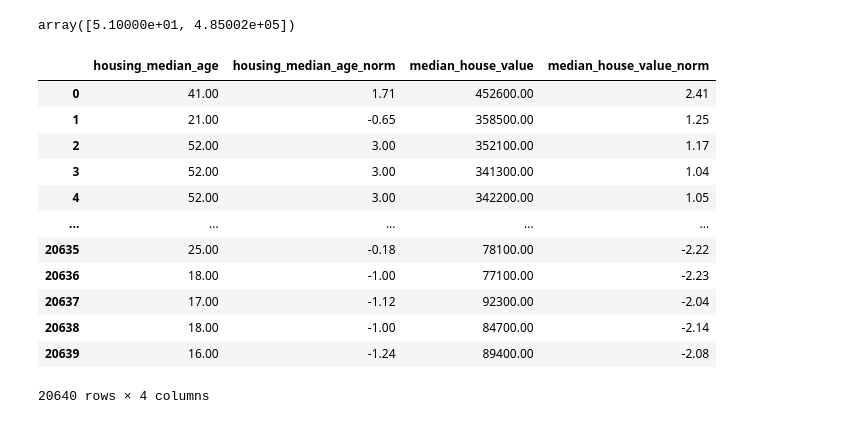
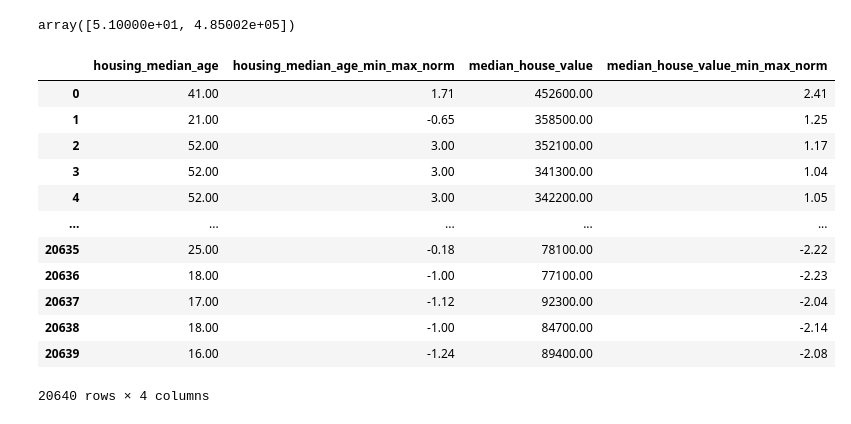
Before and after one commit to ryndovaira-org/data_science_lectures, a Jupyter notebook: 04_data_preparation/lectures/05_standardization_normalization.ipynb, the cells around one changed output. Saved outputs shown, nothing was run; the diff lists cells and outputs as text; code cells hidden in the pictures.

```diff
--- a/04_data_preparation/lectures/05_standardization_normalization.ipynb
+++ b/04_data_preparation/lectures/05_standardization_normalization.ipynb
@@ -174,11 +204,12 @@ min_max_scaler.data_range_
 # %% [output]
 array([5.10000e+01, 4.85002e+05])
 # %%
-df[['housing_median_age_norm', 'median_house_value_norm']] = min_max_scaler.transform(df[['housing_median_age', 'median_house_value']])
-df[['housing_median_age', 'housing_median_age_norm',
-    'median_house_value', 'median_house_value_norm']]
+df[['housing_median_age_min_max_norm', 'median_house_value_min_max_norm']] = min_max_scaler.transform(df[['housing_median_age', 'median_house_value']])
+
+df[['housing_median_age', 'housing_median_age_min_max_norm',
+    'median_house_value', 'median_house_value_min_max_norm']]
 # %% [output]
-|  | housing_median_age | housing_median_age_norm | median_house_value | median_house_value_norm |
+|  | housing_median_age | housing_median_age_min_max_norm | median_house_value | median_house_value_min_max_norm |
 | 0 | 41.00 | 1.71 | 452600.00 | 2.41 |
 | 1 | 21.00 | -0.65 | 358500.00 | 1.25 |
 | 2 | 52.00 | 3.00 | 352100.00 | 1.17 |
```
Also changed, not shown: parts of 34 cells of this notebook.
